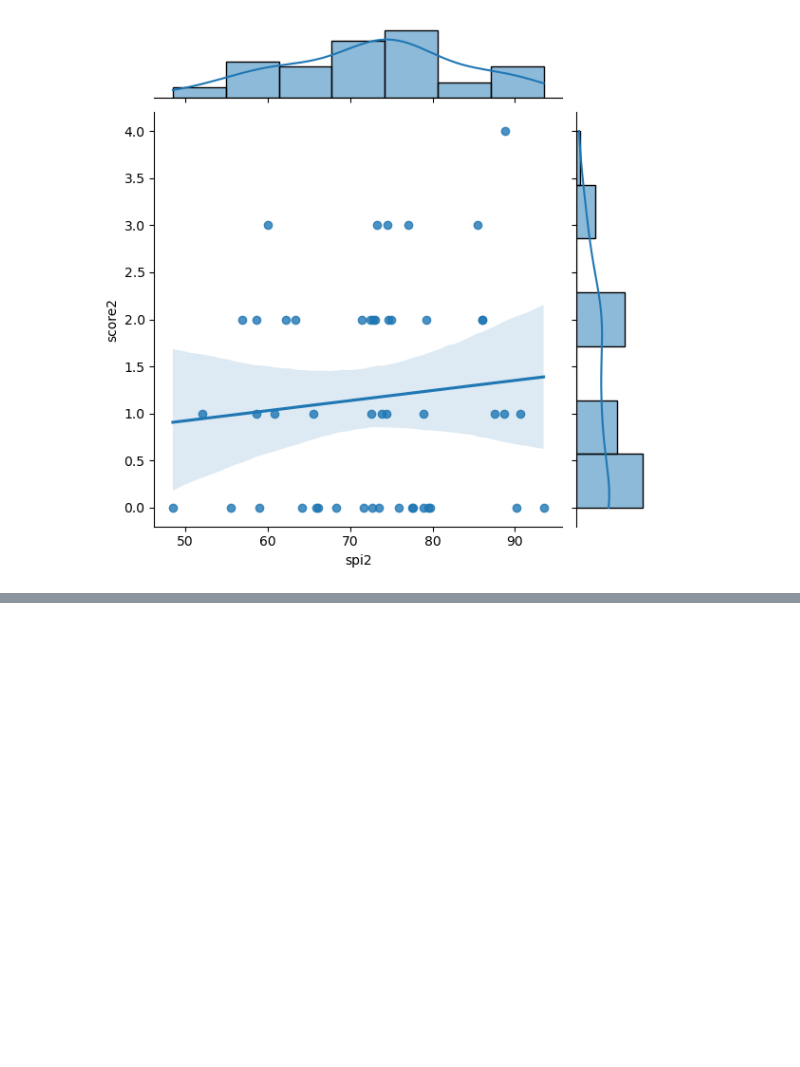
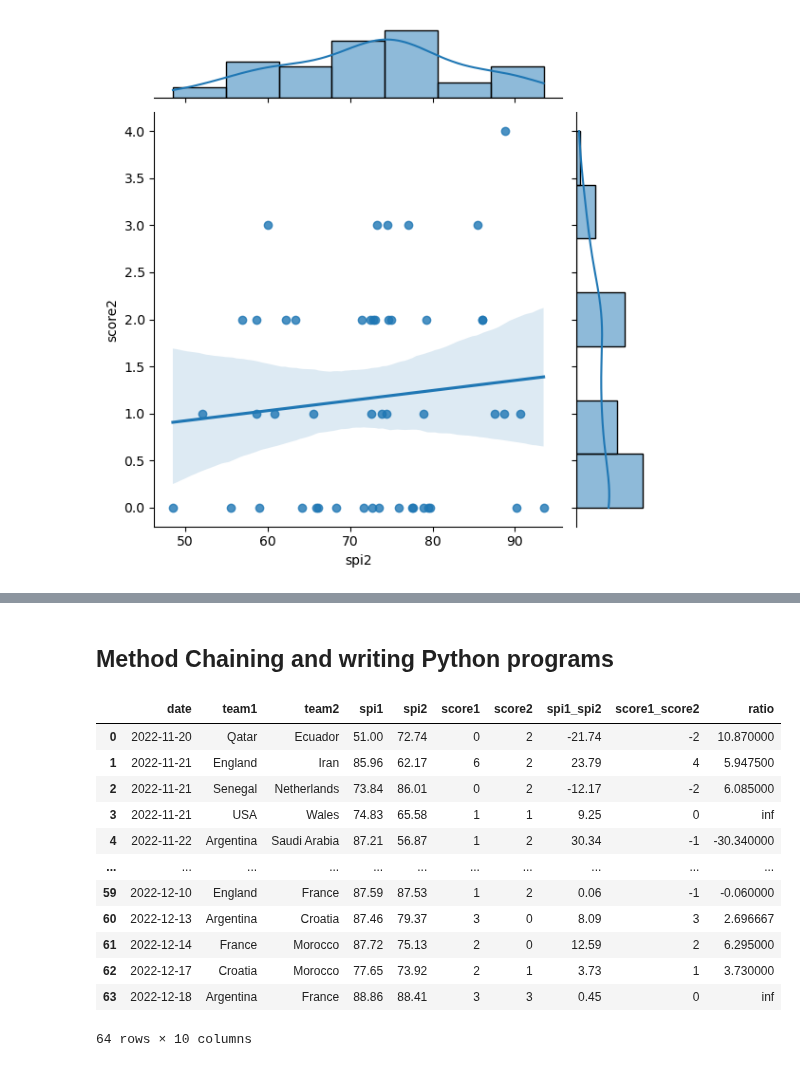
Before and after one commit to ubco-W2022T2-data301/project-group-group41, a Jupyter notebook: analysis/analysis2_Runmeng_Qin.ipynb, the cells around one changed output, grey strips where cells are left out. Saved outputs shown, nothing was run; the diff lists cells and outputs as text; code cells hidden in the pictures; blank space fills up the shorter version.

```diff
--- a/analysis/analysis2_Runmeng_Qin.ipynb
+++ b/analysis/analysis2_Runmeng_Qin.ipynb
@@ -191,0 +240,2 @@ sns.lineplot(data=averagespi, x="Game Process", y="average spi")
+# %% [markdown]
+## Method Chaining and writing Python programs
@@ -191,0 +245,29 @@ sns.lineplot(data=averagespi, x="Game Process", y="average spi")
+# %%
+data = pd.read_csv("https://projects.fivethirtyeight.com/soccer-api/international/2022/wc_matches.csv")
+
+df = (
+    pd.DataFrame(data=data)
+    .assign(spi1_spi2=lambda x: x['spi1'] - x['spi2'])
+    .assign(score1_score2=lambda x: x['score1'] - x['score2'])
+    .assign(ratio=lambda x: x['spi1_spi2'] / x['score1_score2'])
+    .loc[:, ['date','team1','team2','spi1','spi2','score1','score2','spi1_spi2','score1_score2','ratio']]
+    .reset_index(drop=True)
+
+)
+
+
+df
+# %% [output]
+|  | date | team1 | team2 | spi1 | spi2 | score1 | score2 | spi1_spi2 | score1_score2 | ratio |
+| 0 | 2022-11-20 | Qatar | Ecuador | 51.00 | 72.74 | 0 | 2 | -21.74 | -2 | 10.870000 |
+| 1 | 2022-11-21 | England | Iran | 85.96 | 62.17 | 6 | 2 | 23.79 | 4 | 5.947500 |
+| 2 | 2022-11-21 | Senegal | Netherlands | 73.84 | 86.01 | 0 | 2 | -12.17 | -2 | 6.085000 |
+| 3 | 2022-11-21 | USA | Wales | 74.83 | 65.58 | 1 | 1 | 9.25 | 0 | inf |
+| 4 | 2022-11-22 | Argentina | Saudi Arabia | 87.21 | 56.87 | 1 | 2 | 30.34 | -1 | -30.340000 |
+| ... | ... | ... | ... | ... | ... | ... | ... | ... | ... | ... |
+| 59 | 2022-12-10 | England | France | 87.59 | 87.53 | 1 | 2 | 0.06 | -1 | -0.060000 |
+| 60 | 2022-12-13 | Argentina | Croatia | 87.46 | 79.37 | 3 | 0 | 8.09 | 3 | 2.696667 |
+| 61 | 2022-12-14 | France | Morocco | 87.72 | 75.13 | 2 | 0 | 12.59 | 2 | 6.295000 |
+| 62 | 2022-12-17 | Croatia | Morocco | 77.65 | 73.92 | 2 | 1 | 3.73 | 1 | 3.730000 |
+| 63 | 2022-12-18 | Argentina | France | 88.86 | 88.41 | 3 | 3 | 0.45 | 0 | inf |
+64 rows × 10 columns
```
Also changed, not shown: parts of 29 cells of this notebook.
